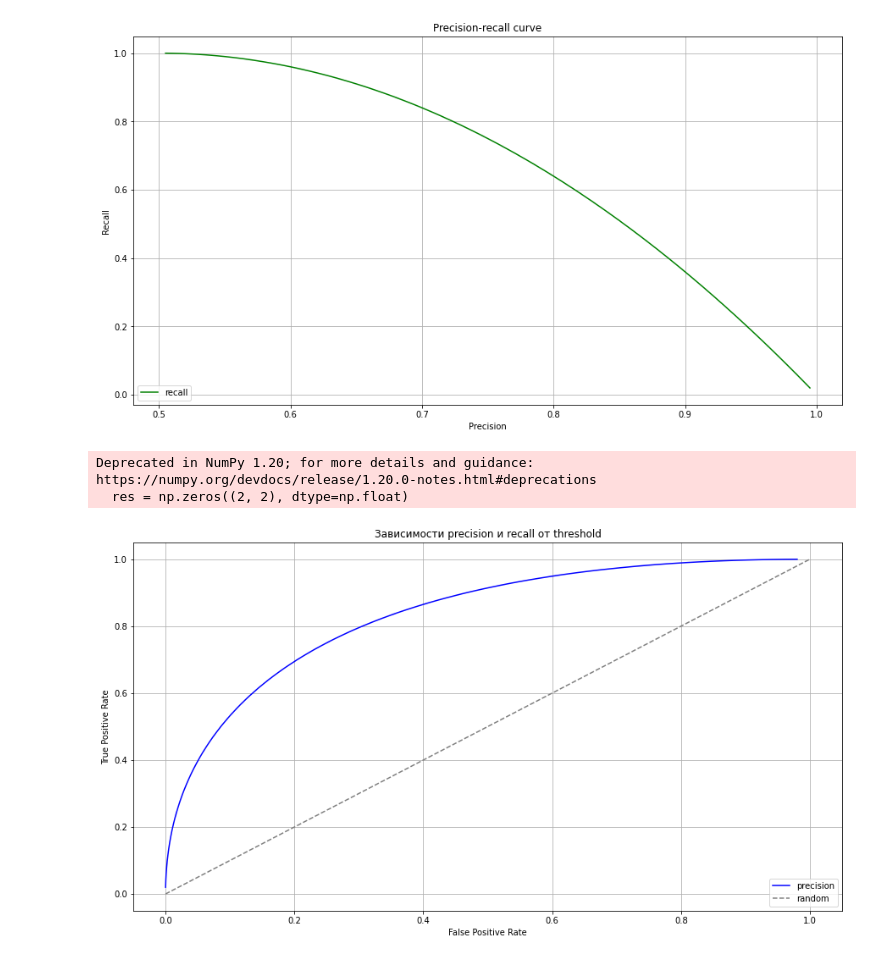
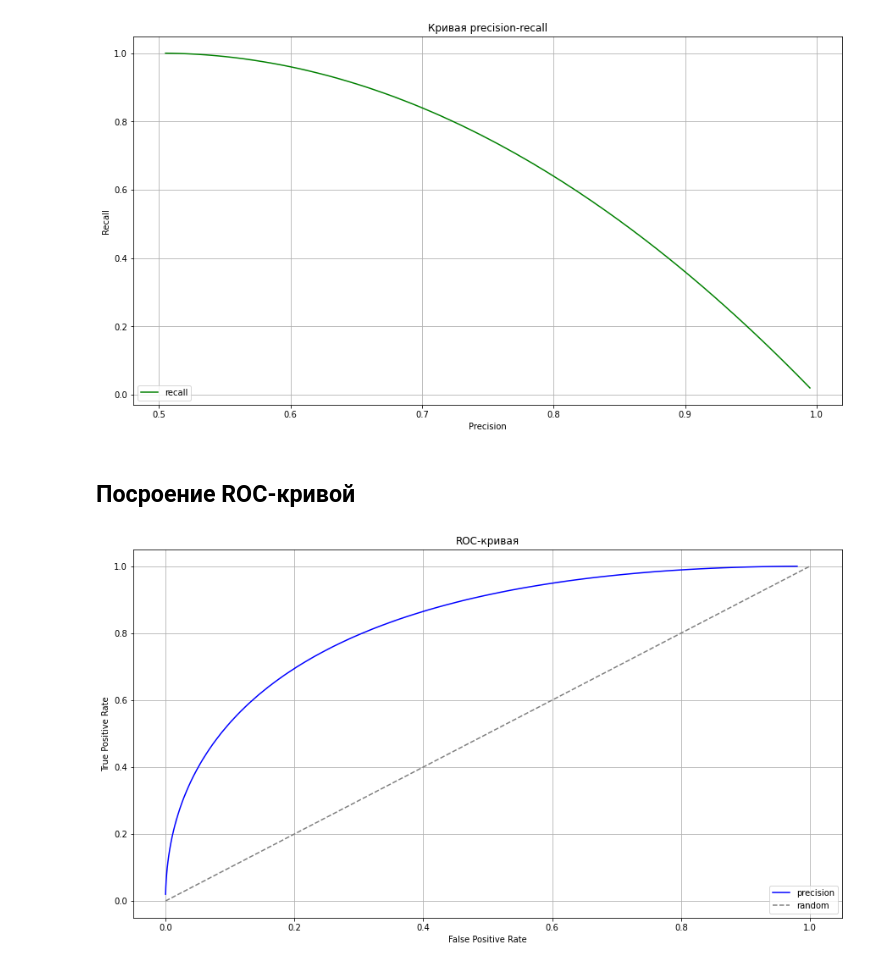
Before and after one commit to fukinii/ml, a Jupyter notebook: task_5/hw.ipynb, the cells around one changed output. Cells and saved outputs as stored; diff of their text form; code cells hidden in the pictures.

```diff
--- a/task_5/hw.ipynb
+++ b/task_5/hw.ipynb
@@ -16,7 +16,7 @@ def get_confusion_matrix(
     TN = triangle_square - FP
     TP = triangle_square - FN
 
-    res = np.zeros((2, 2), dtype=np.float)
+    res = np.zeros((2, 2), dtype=np.float64)
 
     res[0, 0] = TN
     res[0, 1] = FP
@@ -80,9 +79,10 @@ plt.legend(loc = "lower left")
 plt.grid()
 # %% [output]
 [figure]
+# %% [markdown]
+## Посроение ROC-кривой
 # %%
 threshold_array = np.linspace(0.99, 0.01, 99)
-# threshold_array = np.linspace(0.3, 0.3, 1)
 H = 1.
 L = 2.
 
@@ -99,29 +99,20 @@ for threshold_idx, threshold in enumerate(threshold_array):
 
     FPR = FP / (FP + TN)
     TPR = TP / (TP + FN)
-#     print(confusion_matrix)
-#     print(FPR, TPR)
 
     FPR_array[threshold_idx] = FP / (FP + TN)
     TPR_array[threshold_idx] = TP / (TP + FN)
-#     FPR = FP / (FP + TN)
-#     TPR = TP / (TP + FN)
-# %% [output]
-Deprecated in NumPy 1.20; for more details and guidance: https://numpy.org/devdocs/release/1.20.0-notes.html#deprecations
-  res = np.zeros((2, 2), dtype=np.float)
 # %%
 import matplotlib.pyplot as plt
 fig, ax = plt.subplots(1, 1, figsize=(15, 8))
 
-# ax.scatter(FPR_array, TPR_array)
 plt.plot(FPR_array, TPR_array, c='b', label = 'precision' )
 plt.plot([0, 1], [0, 1], '--', color = 'grey', label = 'random')
-# plt.plot(threshold_array, recall_array, c='g', label = 'recall')
 
 plt.xlabel('False Positive Rate')
 plt.ylabel('True Positive Rate')
-plt.title('Зависимости precision и recall от threshold')
+plt.title('ROC-кривая')
 plt.legend(loc = "lower right")
 plt.grid()
 # %% [output]
-[figure, old version]
+[figure, new version]
```
Also changed, not shown: parts of 3 cells of this notebook.
